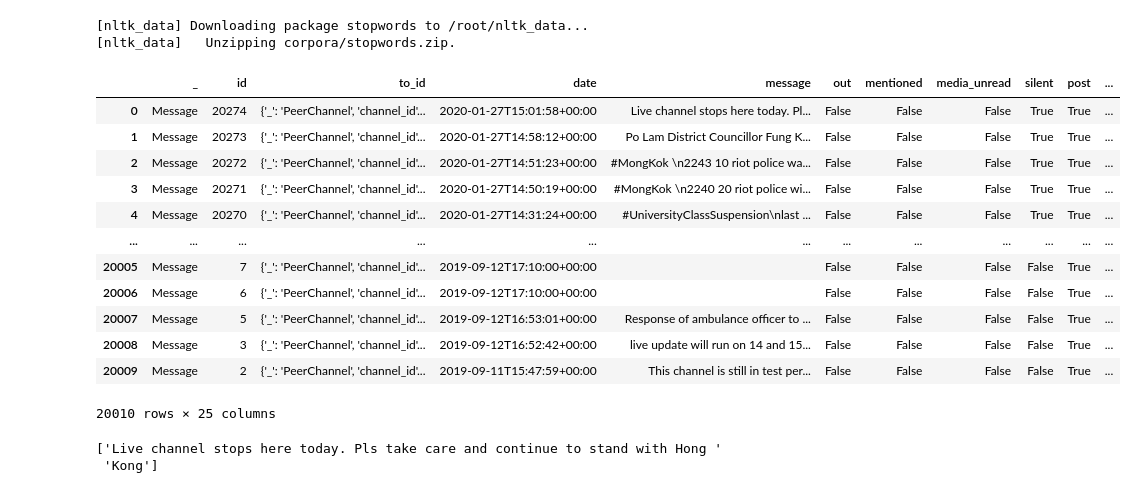
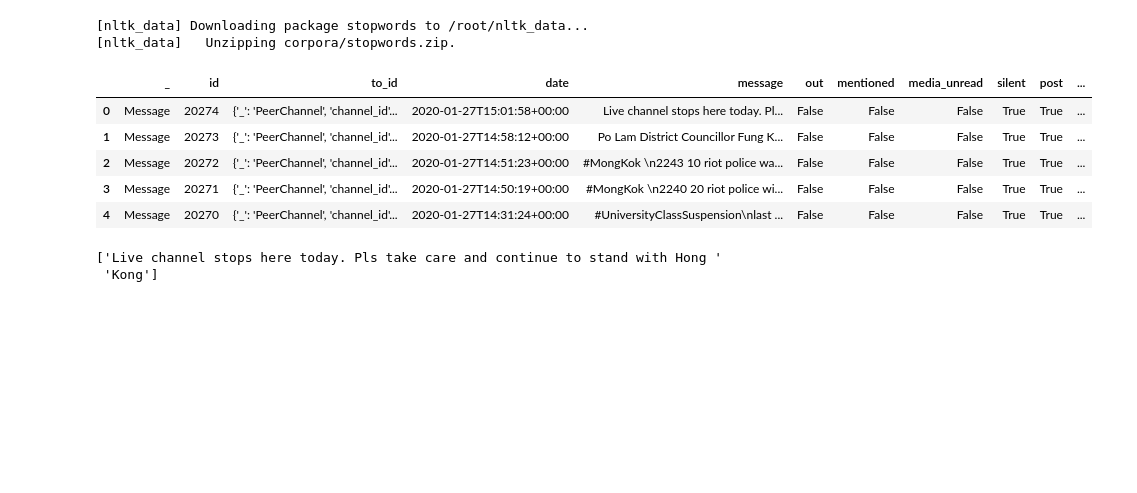
Before and after one commit to atefehmah/Social-Media-Research, a Jupyter notebook: Hongkong (1).ipynb, the cells around one changed output. Saved outputs shown, nothing was run; the diff lists cells and outputs as text; code cells hidden in the pictures; blank space fills up the shorter version.

```diff
--- a/Hongkong (1).ipynb
+++ b/Hongkong (1).ipynb
@@ -307,21 +307,14 @@ stop_words.extend(['from', 'subject', 're', 'edu', 'use',"rt"])
 # %%
 df = pd.DataFrame(data)
 # %%
-df
+df.head()
 # %% [output]
 |  | _ | id | to_id | date | message | out | mentioned | media_unread | silent | post | ... |
 | 0 | Message | 20274 | {'_': 'PeerChannel', 'channel_id'... | 2020-01-27T15:01:58+00:00 | Live channel stops here today. Pl... | False | False | False | True | True | ... |
 | 1 | Message | 20273 | {'_': 'PeerChannel', 'channel_id'... | 2020-01-27T14:58:12+00:00 | Po Lam District Councillor Fung K... | False | False | False | True | True | ... |
 | 2 | Message | 20272 | {'_': 'PeerChannel', 'channel_id'... | 2020-01-27T14:51:23+00:00 | #MongKok \n2243 10 riot police wa... | False | False | False | True | True | ... |
 | 3 | Message | 20271 | {'_': 'PeerChannel', 'channel_id'... | 2020-01-27T14:50:19+00:00 | #MongKok \n2240 20 riot police wi... | False | False | False | True | True | ... |
 | 4 | Message | 20270 | {'_': 'PeerChannel', 'channel_id'... | 2020-01-27T14:31:24+00:00 | #UniversityClassSuspension\nlast ... | False | False | False | True | True | ... |
-| ... | ... | ... | ... | ... | ... | ... | ... | ... | ... | ... | ... |
-| 20005 | Message | 7 | {'_': 'PeerChannel', 'channel_id'... | 2019-09-12T17:10:00+00:00 |  | False | False | False | False | True | ... |
-| 20006 | Message | 6 | {'_': 'PeerChannel', 'channel_id'... | 2019-09-12T17:10:00+00:00 |  | False | False | False | False | True | ... |
-| 20007 | Message | 5 | {'_': 'PeerChannel', 'channel_id'... | 2019-09-12T16:53:01+00:00 | Response of ambulance officer to ... | False | False | False | False | True | ... |
-| 20008 | Message | 3 | {'_': 'PeerChannel', 'channel_id'... | 2019-09-12T16:52:42+00:00 | live update will run on 14 and 15... | False | False | False | False | True | ... |
-| 20009 | Message | 2 | {'_': 'PeerChannel', 'channel_id'... | 2019-09-11T15:47:59+00:00 | This channel is still in test per... | False | False | False | False | True | ... |
-20010 rows × 25 columns
 # %%
 # Convert to list
 data = df.message.values.tolist()
```
Also changed, not shown: parts of 5 cells of this notebook.
